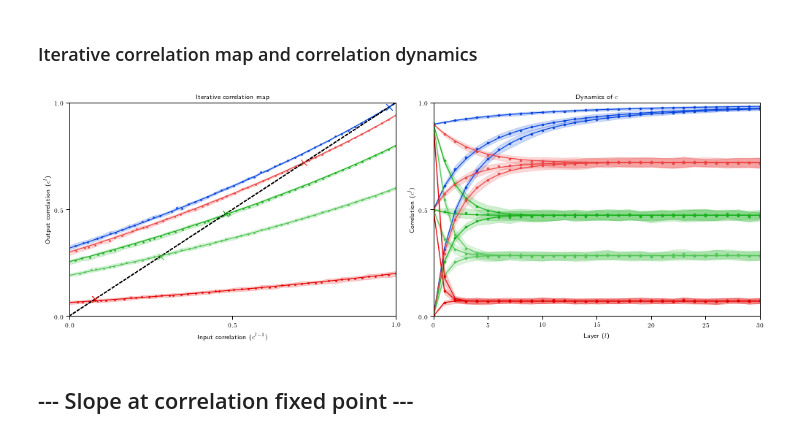
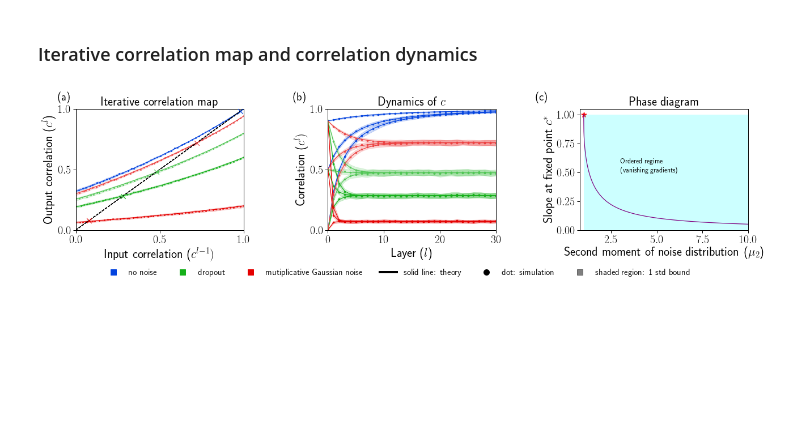
Before and after one commit to ElanVB/noisy_signal_prop, a Jupyter notebook: Figure_3.ipynb, the cells around one changed output. Drawn from its saved outputs; the diff is of its cells as text; code cells hidden in the pictures; blank space fills up the shorter version.

Commit message:
[WIP] fix Figure 3

```diff
--- a/Figure_3.ipynb
+++ b/Figure_3.ipynb
@@ -6,6 +6,7 @@ import pickle
 import numpy as np
 import matplotlib.pyplot as plt
 import matplotlib
+import matplotlib.lines as mlines
 import seaborn as sns
 from matplotlib.collections import LineCollection
 
@@ -20,7 +21,7 @@ from src.theory import c_map
 from src.theory import depth_scale
 
 # plot settings
-sns.set_context("paper")
+sns.set_context("paper", font_scale=2.25)
 plt.rcParams['pdf.fonttype'] = 42
 plt.rcParams['text.usetex'] = True
 plt.rcParams['text.latex.unicode'] = True
@@ -72,11 +73,13 @@ tests = [{
     }]
 
 
-fig = plt.figure(figsize=(14, 5))
+# fig = plt.figure(figsize=(15, 5))
 pal = get_colours(10, 7)
-gs = plt.GridSpec(1, 2)
-ax1 = plt.subplot(gs[0, 0])
-ax2 = plt.subplot(gs[0, 1])
+fig, [ax1, ax2, ax3] = plt.subplots(1, 3, figsize=(18, 5))
+# gs = plt.GridSpec(1, 3)
+# ax1 = plt.subplot(gs[0, 0])
+# ax2 = plt.subplot(gs[0, 1])
+# ax3 = plt.subplot(gs[0, 2])
 
 test_data = []
 for i, test in enumerate(tests):
@@ -92,9 +95,9 @@ for test, attr in zip(test_data, tests):
             col_i = 1
 
             if float(dist['prob_1']) < 0.7:
+                shade_i = 6
+            else:
                 shade_i = 4
-            else:
-                shade_i = 6
 
         elif "gauss" in dist['dist']:
             col_i = 3
@@ -162,34 +165,84 @@ for test, attr in zip(test_data, tests):
                 ############################################################
                 # Theory
                 for j in range(correlations.shape[0]):
                     ax2.plot(ctrajs[0, 0, j, :].T, c=pal[col_i][shade_i])
 
 
                 # Simulations
                 x_axis = np.arange(0, correlations.shape[-1])
 
                 means = correlations.mean(axis=-2).mean(axis=-2)
                 std = correlations.mean(axis=-2).std(axis=-2)
 
                 for i in np.arange(means.shape[0]):
                     ax2.scatter(np.arange(means[i].shape[0]), means[i], marker='o', s=8, alpha=0.9, color=pal[col_i][shade_i])
                     ax2.fill_between(x_axis, means[i] - std[i], means[i] + std[i], alpha=0.2, label='_nolegend_', color=pal[col_i][shade_i])
 
 ax1.set_xticks([0, 0.5, 1.0])
 ax1.set_yticks([0, 0.5, 1.0])
 ax1.set_xlabel('Input correlation ($c^{l-1})$')
 ax1.set_ylabel('Output correlation ($c^{l}$)')
 
 ax2.set_xlabel('Layer ($l$)')
 ax2.set_ylabel('Correlation ($c^{l})$')
 ax2.set_title('Dynamics of $c$')
 ax2.set_yticks([0, 0.5, 1])
 ax2.set_ylim(0, 1)
 ax2.set_xlim(0, correlations.shape[-1] - 1)
 # plt.show()
+
+rates = np.linspace(0.1, 1, 100)
+mu2s = 1/rates
+fps = []
+fp_slopes = []
+for p in rates:
+    mu2 = 1/p
+    fpoint = fixed_point(c_map, p, p*2, mu2)
+    fps.append(fpoint)
+
+    slope = c_map_slope(fpoint, p*2)
+    fp_slopes.append(slope)
+
+ax3.plot(mu2s, fp_slopes, c='purple', label="Noise critical initialisation")
+ax3.set_xlabel("Second moment of noise distribution ($\mu_2$)")
+ax3.set_ylabel("Slope at fixed point $c^*$")
+ax3.scatter(1, 1, c="red", marker='*', label='Edge of chaos', s=100)
+ax3.fill_between(mu2s, 0, 1, facecolor='cyan', alpha=0.2)
+ax3.text(3, 0.5, 'Ordered regime \n (vanishing gradients)', fontsize=12)
+ax3.legend(prop={'size': 15})
+ax3.set_xlim(0.8, 10)
+ax3.set_ylim(0, 1.05)
+ax3.set_title('Phase diagram')
+
+fig.text(0.03, 0.95, "(a)", fontsize=20)
+fig.text(0.35, 0.95, "(b)", fontsize=20)
+fig.text(0.68, 0.95, "(c)", fontsize=20)
+
+legend_elements = [
+    mlines.Line2D([], [], color=pal[0, 6], linewidth=0, marker="s", markersize=10),
+    mlines.Line2D([], [], color=pal[1, 6], linewidth=0, marker="s", markersize=10),
+    mlines.Line2D([], [], color=pal[3, 6], linewidth=0, marker="s", markersize=10),
+    mlines.Line2D([], [], color='black', linewidth=4.0),
+    mlines.Line2D([], [], marker='o', linestyle='', color='black', markersize=10),
+    mlines.Line2D([], [], color="black", linewidth=0, marker="s", markersize=10, alpha=0.5)
+]
+
+legend_element_text = [
+    "no noise",
+    "dropout",
+    "mutiplicative Gaussian noise",
+    "solid line: theory",
+    "dot: simulation",
+    "shaded region: 1 std bound"
+]
+
+lgd = plt.legend(
+    legend_elements, legend_element_text, bbox_to_anchor=(0.7, -0.25),
+    fancybox=False, frameon=False, ncol=len(legend_elements),
+    prop={'size': 15}
+)
+
 plt.gcf().tight_layout()
-plt.savefig("correlation.pdf")
+plt.savefig("correlation.pdf", bbox_extra_artists=(lgd,), bbox_inches='tight')
 # %% [output]
-[figure, old version]
+[figure, new version]
-# %% [markdown]
-## --- Slope at correlation fixed point ---
```
Also changed, not shown: parts of 1 cell of this notebook.
